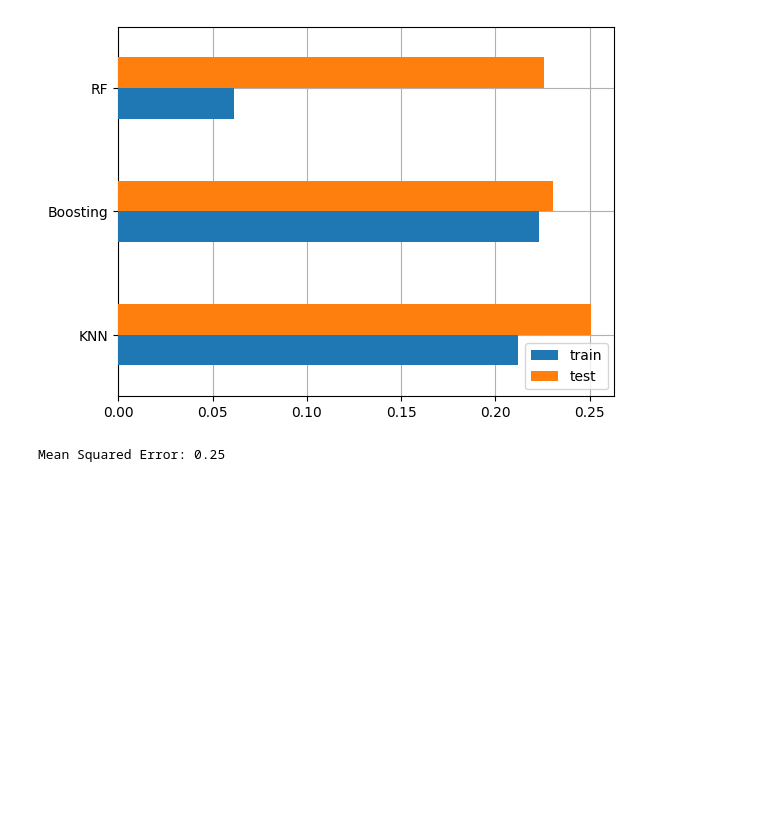
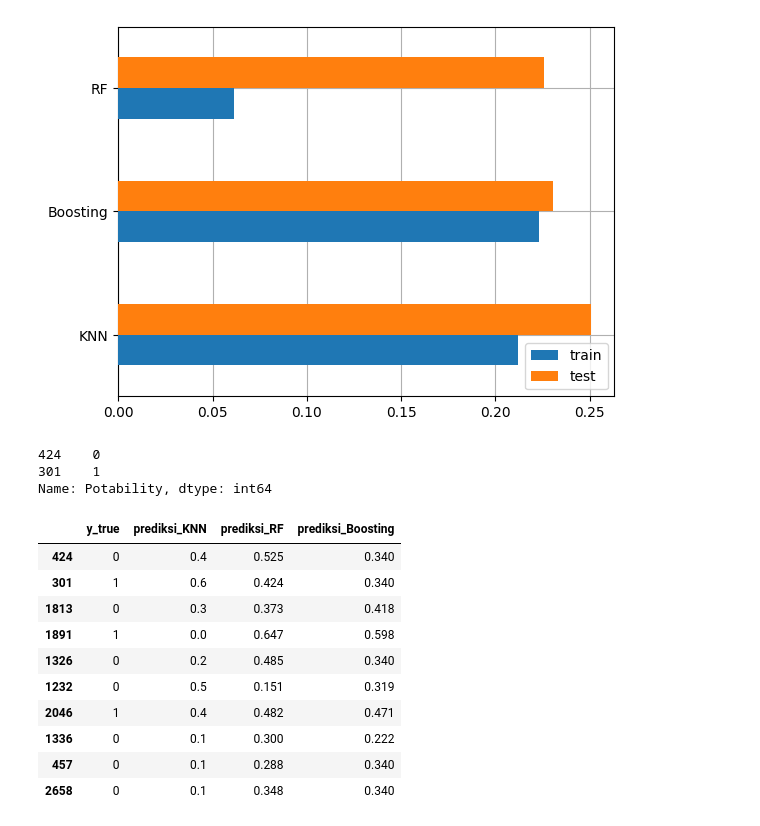
Before and after one commit to ilman79/predict_salary_Indonesia, a Jupyter notebook: Predict_salary_Indonesia.ipynb, the cells around one changed output. Saved outputs shown, nothing was run; the diff lists cells and outputs as text; code cells hidden in the pictures; blank space fills up the shorter version.

```diff
--- a/Predict_salary_Indonesia.ipynb
+++ b/Predict_salary_Indonesia.ipynb
@@ -311,13 +327,28 @@ mse.sort_values(by='test', ascending=False).plot(kind='barh', ax=ax, zorder=3)
 ax.grid(zorder=0)
 # %% [output]
 [figure]
-# %%
-# Melakukan prediksi pada data uji
-y_pred = knn.predict(X_test_scaled)
-
-# Menghitung Mean Squared Error
-mse = mean_squared_error(y_true=y_test, y_pred=y_pred)
-
-print("Mean Squared Error:", mse)
-# %% [output]
-Mean Squared Error: 0.25
+# %%
+y_test[:2]
+# %% [output]
+424    0
+301    1
+Name: Potability, dtype: int64
+# %%
+prediksi = X_test.iloc[:10].copy()
+pred_dict = {'y_true':y_test[:10]}
+for name, model in model_dict.items():
+    pred_dict['prediksi_'+name] = model.predict(prediksi).round(3)
+
+pd.DataFrame(pred_dict)
+# %% [output]
+|  | y_true | prediksi_KNN | prediksi_RF | prediksi_Boosting |
+| 424 | 0 | 0.4 | 0.525 | 0.340 |
+| 301 | 1 | 0.6 | 0.424 | 0.340 |
+| 1813 | 0 | 0.3 | 0.373 | 0.418 |
+| 1891 | 1 | 0.0 | 0.647 | 0.598 |
+| 1326 | 0 | 0.2 | 0.485 | 0.340 |
+| 1232 | 0 | 0.5 | 0.151 | 0.319 |
+| 2046 | 1 | 0.4 | 0.482 | 0.471 |
+| 1336 | 0 | 0.1 | 0.300 | 0.222 |
+| 457 | 0 | 0.1 | 0.288 | 0.340 |
+| 2658 | 0 | 0.1 | 0.348 | 0.340 |
```
Also changed, not shown: parts of 16 cells of this notebook.
